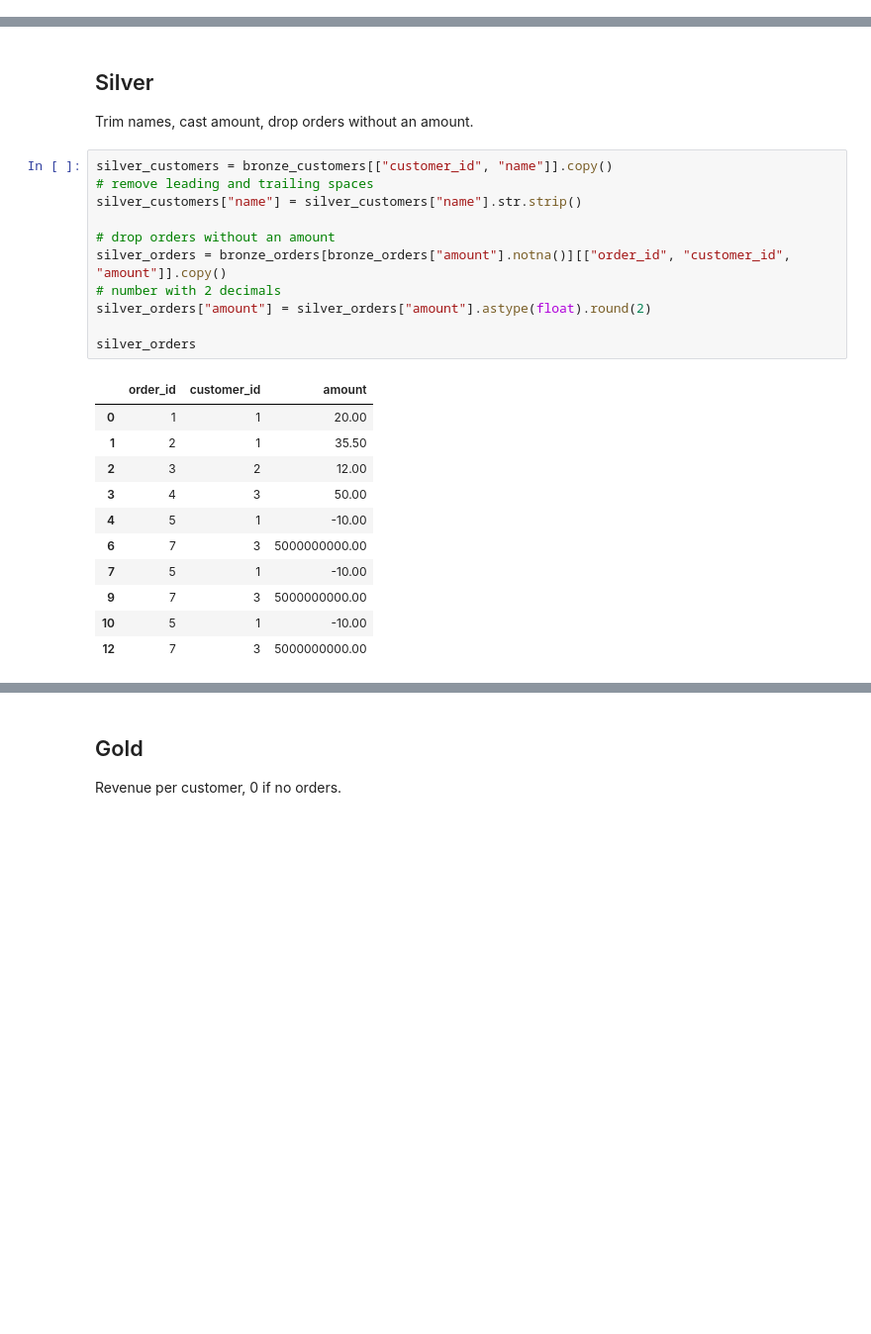
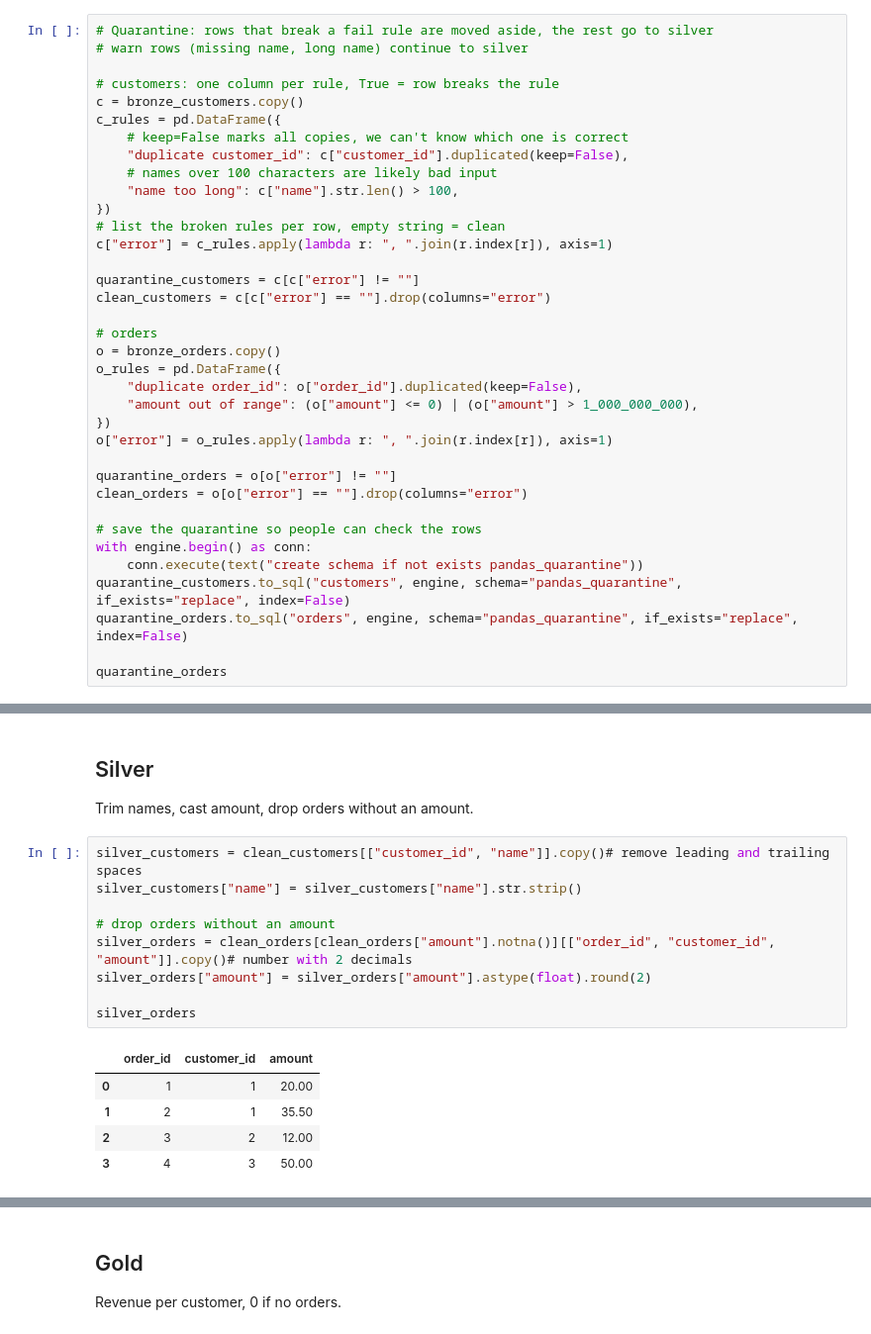
Before and after one commit to ogicode/Airflow-DBT, a Jupyter notebook: dbt/shops-dbt/notebooks/shop_pandas.ipynb, the cells around one changed output, grey strips where cells are left out. Shown at 99% size. Saved outputs shown, nothing was run; the diff lists cells and outputs as text; blank space fills up the shorter version.

```diff
--- a/dbt/shops-dbt/notebooks/shop_pandas.ipynb
+++ b/dbt/shops-dbt/notebooks/shop_pandas.ipynb
@@ -128,0 +129,36 @@ data_quality
+# %%
+# Quarantine: rows that break a fail rule are moved aside, the rest go to silver
+# warn rows (missing name, long name) continue to silver
+
+# customers: one column per rule, True = row breaks the rule
+c = bronze_customers.copy()
+c_rules = pd.DataFrame({
+    # keep=False marks all copies, we can't know which one is correct
+    "duplicate customer_id": c["customer_id"].duplicated(keep=False),
+    # names over 100 characters are likely bad input
+    "name too long": c["name"].str.len() > 100,
+})
+# list the broken rules per row, empty string = clean
+c["error"] = c_rules.apply(lambda r: ", ".join(r.index[r]), axis=1)
+
+quarantine_customers = c[c["error"] != ""]
+clean_customers = c[c["error"] == ""].drop(columns="error")
+
+# orders
+o = bronze_orders.copy()
+o_rules = pd.DataFrame({
+    "duplicate order_id": o["order_id"].duplicated(keep=False),
+    "amount out of range": (o["amount"] <= 0) | (o["amount"] > 1_000_000_000),
+})
+o["error"] = o_rules.apply(lambda r: ", ".join(r.index[r]), axis=1)
+
+quarantine_orders = o[o["error"] != ""]
+clean_orders = o[o["error"] == ""].drop(columns="error")
+
+# save the quarantine so people can check the rows
+with engine.begin() as conn:
+    conn.execute(text("create schema if not exists pandas_quarantine"))
+quarantine_customers.to_sql("customers", engine, schema="pandas_quarantine", if_exists="replace", index=False)
+quarantine_orders.to_sql("orders", engine, schema="pandas_quarantine", if_exists="replace", index=False)
+
+quarantine_orders
@@ -130,28 +188,20 @@ data_quality
 ## Silver
 Trim names, cast amount, drop orders without an amount.
 # %%
-silver_customers = bronze_customers[["customer_id", "name"]].copy()
-# remove leading and trailing spaces
+silver_customers = clean_customers[["customer_id", "name"]].copy()# remove leading and trailing spaces
 silver_customers["name"] = silver_customers["name"].str.strip()
 
 # drop orders without an amount
-silver_orders = bronze_orders[bronze_orders["amount"].notna()][["order_id", "customer_id", "amount"]].copy()
-# number with 2 decimals
+silver_orders = clean_orders[clean_orders["amount"].notna()][["order_id", "customer_id", "amount"]].copy()# number with 2 decimals
 silver_orders["amount"] = silver_orders["amount"].astype(float).round(2)
 
 silver_orders
 # %% [output]
 |  | order_id | customer_id | amount |
 | 0 | 1 | 1 | 20.00 |
 | 1 | 2 | 1 | 35.50 |
 | 2 | 3 | 2 | 12.00 |
 | 3 | 4 | 3 | 50.00 |
-| 4 | 5 | 1 | -10.00 |
-| 6 | 7 | 3 | 5000000000.00 |
-| 7 | 5 | 1 | -10.00 |
-| 9 | 7 | 3 | 5000000000.00 |
-| 10 | 5 | 1 | -10.00 |
-| 12 | 7 | 3 | 5000000000.00 |
 # %%
 silver_customers
 # %% [output]
```
Also changed, not shown: parts of 8 cells of this notebook.
